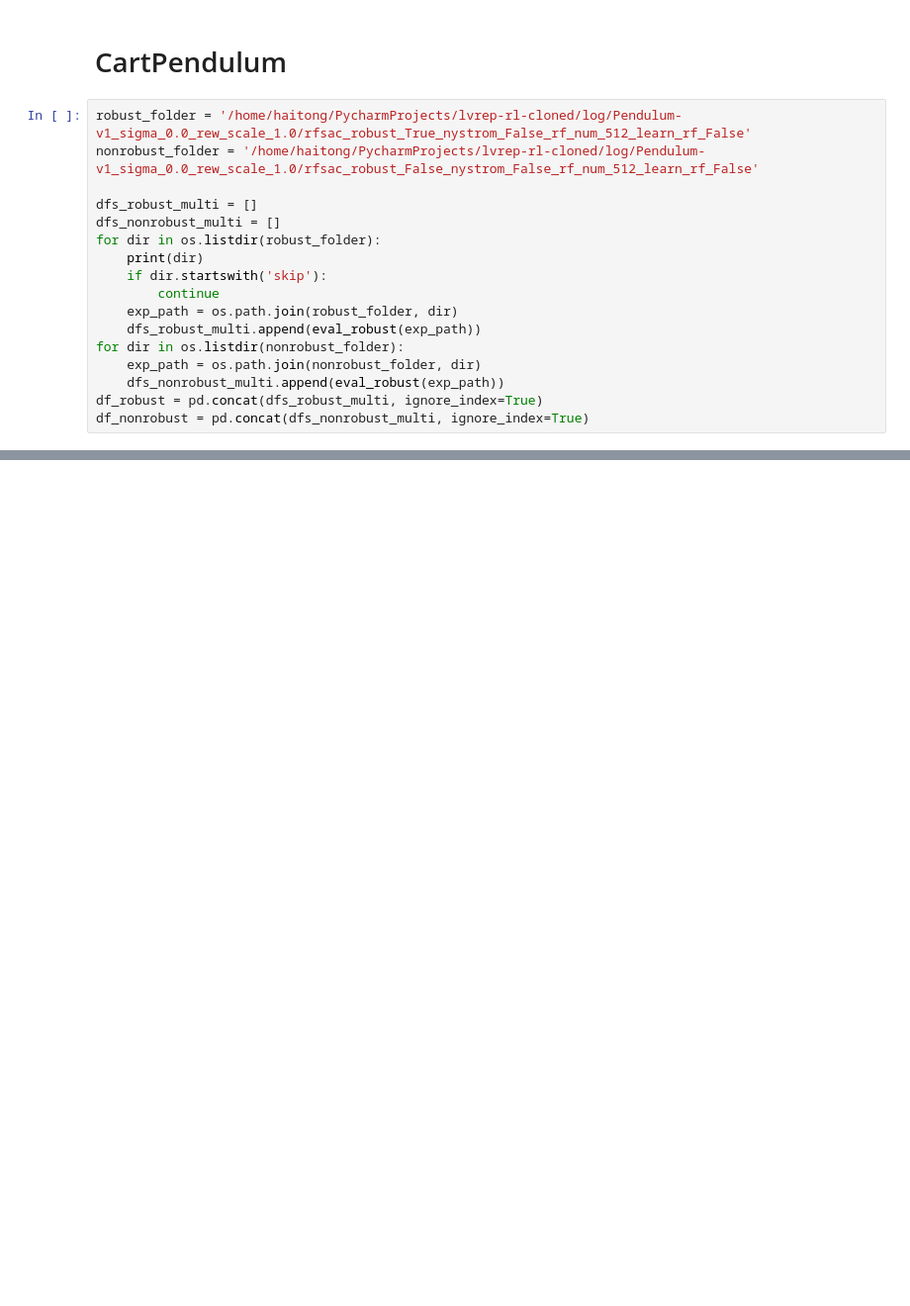
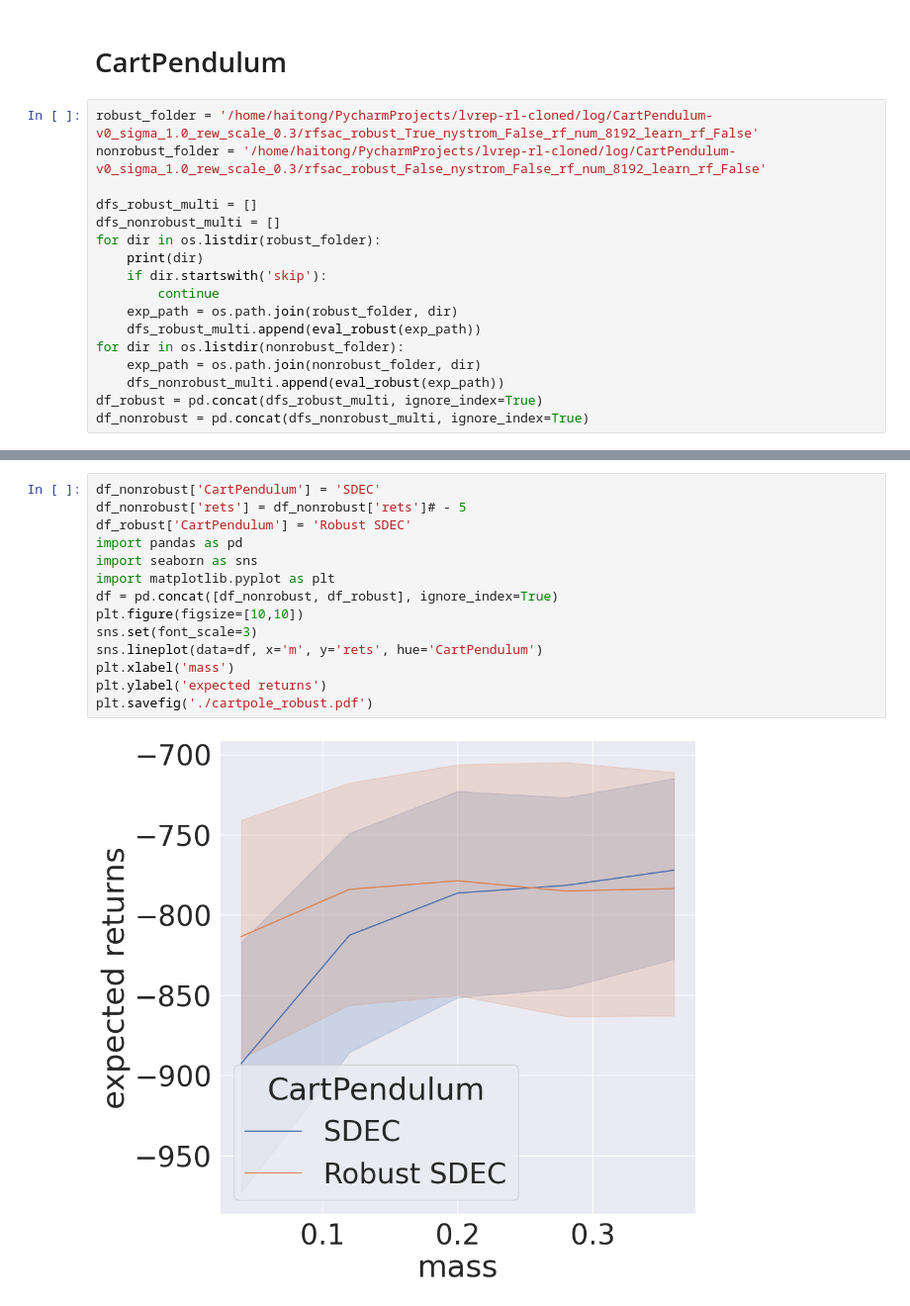
Before and after one commit to mahaitongdae/lvrep-rl-cloned, a Jupyter notebook: eval_robust.ipynb, the cells around one changed output, grey strips where cells are left out. Shown at 99% size. Drawn from its saved outputs; the diff is of its cells as text; blank space fills up the shorter version.

```diff
--- a/eval_robust.ipynb
+++ b/eval_robust.ipynb
@@ -100,8 +101,8 @@ Text(0, 0.5, 'expected returns')
 # %% [markdown]
 # CartPendulum
 # %%
-robust_folder = '/home/haitong/PycharmProjects/lvrep-rl-cloned/log/Pendulum-v1_sigma_0.0_rew_scale_1.0/rfsac_robust_True_nystrom_False_rf_num_512_learn_rf_False'
-nonrobust_folder = '/home/haitong/PycharmProjects/lvrep-rl-cloned/log/Pendulum-v1_sigma_0.0_rew_scale_1.0/rfsac_robust_False_nystrom_False_rf_num_512_learn_rf_False'
+robust_folder = '/home/haitong/PycharmProjects/lvrep-rl-cloned/log/CartPendulum-v0_sigma_1.0_rew_scale_0.3/rfsac_robust_True_nystrom_False_rf_num_8192_learn_rf_False'
+nonrobust_folder = '/home/haitong/PycharmProjects/lvrep-rl-cloned/log/CartPendulum-v0_sigma_1.0_rew_scale_0.3/rfsac_robust_False_nystrom_False_rf_num_8192_learn_rf_False'
 
 dfs_robust_multi = []
 dfs_nonrobust_multi = []
@@ -118,0 +140,16 @@ df_nonrobust = pd.concat(dfs_nonrobust_multi, ignore_index=True)
+# %%
+df_nonrobust['CartPendulum'] = 'SDEC'
+df_nonrobust['rets'] = df_nonrobust['rets']# - 5
+df_robust['CartPendulum'] = 'Robust SDEC'
+import pandas as pd
+import seaborn as sns
+import matplotlib.pyplot as plt
+df = pd.concat([df_nonrobust, df_robust], ignore_index=True)
+plt.figure(figsize=[10,10])
+sns.set(font_scale=3)
+sns.lineplot(data=df, x='m', y='rets', hue='CartPendulum')
+plt.xlabel('mass')
+plt.ylabel('expected returns')
+plt.savefig('./cartpole_robust.pdf')
+# %% [output]
+[figure, added]
```
Also changed, not shown: parts of 3 cells of this notebook, 8 other files.
